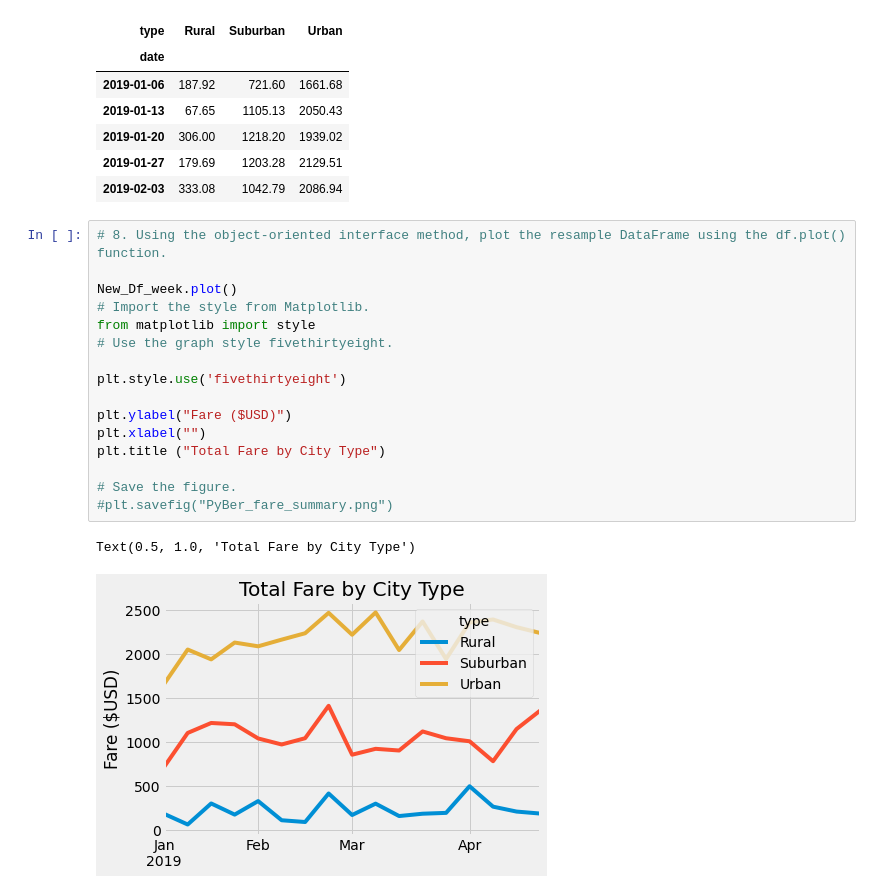
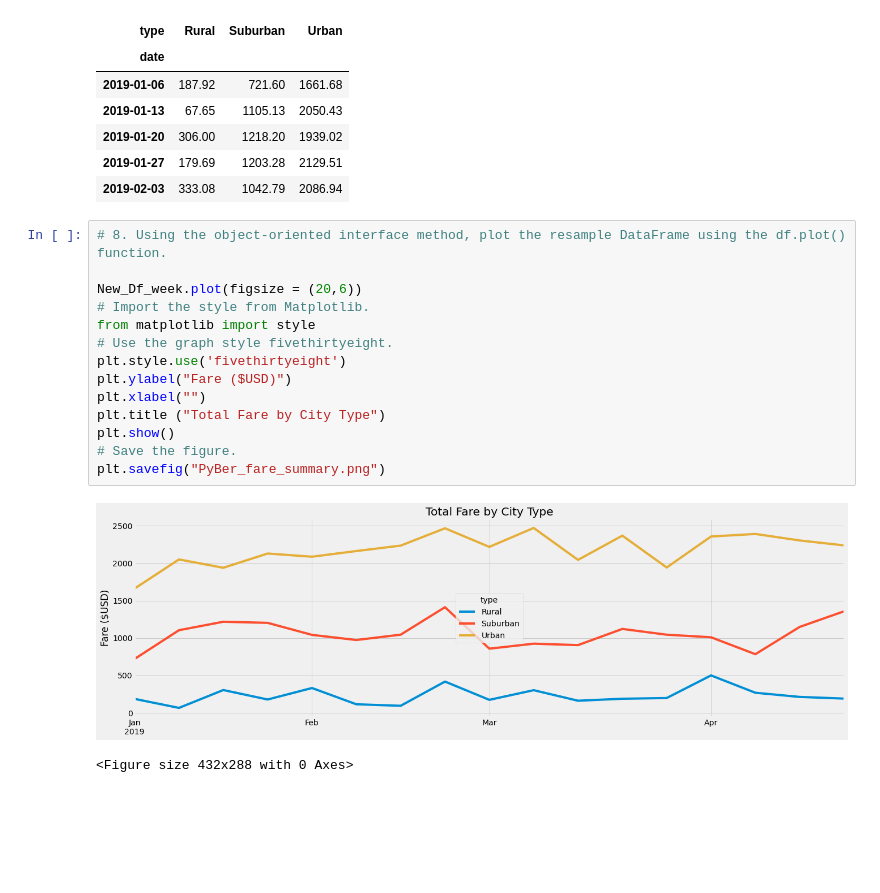
Before and after one commit to sdmills2045/Pyber_Analysis, a Jupyter notebook: PyBer_Challenge.ipynb, the cells around one changed output. Saved outputs shown, nothing was run; the diff lists cells and outputs as text; blank space fills up the shorter version.

```diff
--- a/PyBer_Challenge.ipynb
+++ b/PyBer_Challenge.ipynb
@@ -254,19 +254,17 @@ New_Df_week.head()
 # %%
 # 8. Using the object-oriented interface method, plot the resample DataFrame using the df.plot() function.
 
-New_Df_week.plot()
+New_Df_week.plot(figsize = (20,6))
 # Import the style from Matplotlib.
 from matplotlib import style
 # Use the graph style fivethirtyeight.
-
 plt.style.use('fivethirtyeight')
-
 plt.ylabel("Fare ($USD)")
 plt.xlabel("")
 plt.title ("Total Fare by City Type")
-
+plt.show()
 # Save the figure.
-#plt.savefig("PyBer_fare_summary.png")
+plt.savefig("PyBer_fare_summary.png")
 # %% [output]
+[figure, new version]
-Text(0.5, 1.0, 'Total Fare by City Type')
+<Figure size 432x288 with 0 Axes>
-[figure, old version]
```
Also changed, not shown: parts of 1 cell of this notebook, 1 other file.
